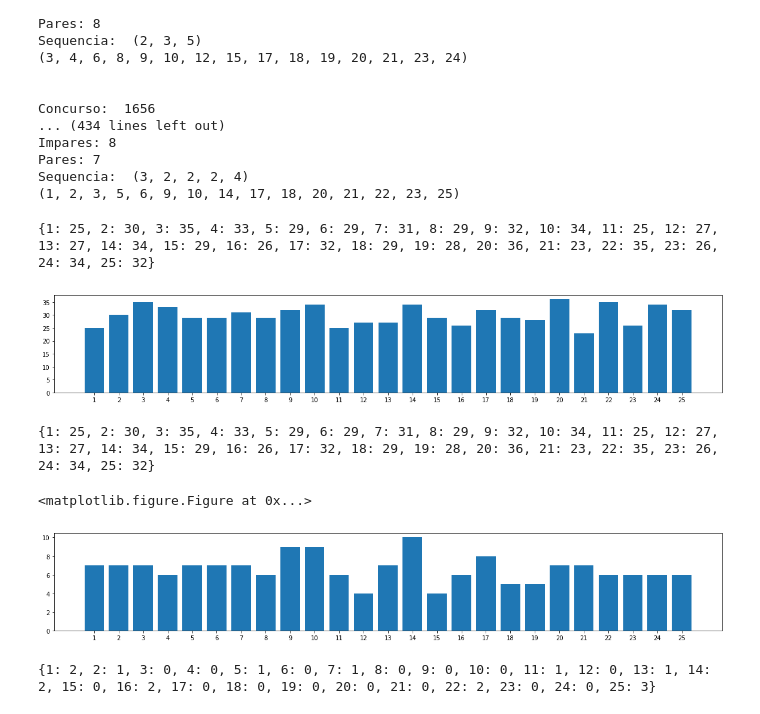
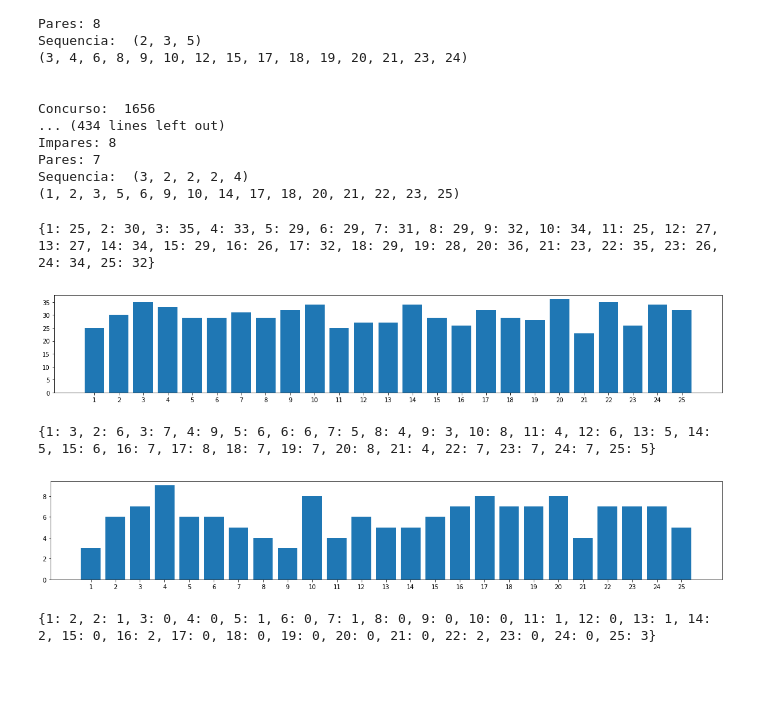
Before and after one commit to raphabritto/python_scripts, a Jupyter notebook: sorteio_lotofacil.ipynb, the cells around one changed output. Cells and saved outputs as stored; diff of their text form; code cells hidden in the pictures; blank space fills up the shorter version.

```diff
--- a/sorteio_lotofacil.ipynb
+++ b/sorteio_lotofacil.ipynb
@@ -34,15 +34,14 @@ class Lotofacil:
         sequencia = []
         count = []
 
-        for i in np.arange(0, len(self.numeros)):
-            if (i == 0):
+        sequencia.append(self.numeros[0])
+
+        for i in np.arange(1, len(self.numeros)):
+            if (self.numeros[i] == self.numeros[i-1] + 1):
                 sequencia.append(self.numeros[i])
             else:
-                if (self.numeros[i] == self.numeros[i-1] + 1):
-                    sequencia.append(self.numeros[i])
-                else:
-                    if (len(sequencia) >= 2):
-                        count.append(len(sequencia))
+                if (len(sequencia) >= 2):
+                    count.append(len(sequencia))
 
                     sequencia = []
                     sequencia.append(self.numeros[i])
@@ -621,10 +620,10 @@ Sequencia:  (3, 2, 2, 2, 4)
 # %%
 # concursos_v2 = filtrar_concurso_por_numeros(concursos, [20,21,22,23,24,25])
 # imprimir_concursos(concursos_v2)
-# %%
-frequencia = frequencia_concursos(concursos_last)
-print(frequencia)
-# %% [output]
-{1: 25, 2: 30, 3: 35, 4: 33, 5: 29, 6: 29, 7: 31, 8: 29, 9: 32, 10: 34, 11: 25, 12: 27, 13: 27, 14: 34, 15: 29, 16: 26, 17: 32, 18: 29, 19: 28, 20: 36, 21: 23, 22: 35, 23: 26, 24: 34, 25: 32}
+# %%
+frequencia_50_ultimos = frequencia_concursos(concursos_50_ultimos)
+print(frequencia_50_ultimos)
+# %% [output]
+{1: 25, 2: 30, 3: 35, 4: 33, 5: 29, 6: 29, 7: 31, 8: 29, 9: 32, 10: 34, 11: 25, 12: 27, 13: 27, 14: 34, 15: 29, 16: 26, 17: 32, 18: 29, 19: 28, 20: 36, 21: 23, 22: 35, 23: 26, 24: 34, 25: 32}
 # %%
 plt.figure(figsize=(20, 3))
@@ -634,18 +633,20 @@ plt.xticks(range(1, len(frequencia) + 1), frequencia.keys())
 plt.show()
 # %% [output]
 [figure]
-# %%
-frequencia_v2 = frequencia_concursos(concursos_last[:11])
-print(frequencia)
-# %% [output]
-{1: 25, 2: 30, 3: 35, 4: 33, 5: 29, 6: 29, 7: 31, 8: 29, 9: 32, 10: 34, 11: 25, 12: 27, 13: 27, 14: 34, 15: 29, 16: 26, 17: 32, 18: 29, 19: 28, 20: 36, 21: 23, 22: 35, 23: 26, 24: 34, 25: 32}
+# %%
+concursos_10_ultimos = concursos[len(concursos) - 10:]
+# imprimir_concursos(concursos_10_ultimos)
+# %%
+frequencia_10_ultimos = frequencia_concursos(concursos_10_ultimos)
+print(frequencia_10_ultimos)
+# %% [output]
+{1: 3, 2: 6, 3: 7, 4: 9, 5: 6, 6: 6, 7: 5, 8: 4, 9: 3, 10: 8, 11: 4, 12: 6, 13: 5, 14: 5, 15: 6, 16: 7, 17: 8, 18: 7, 19: 7, 20: 8, 21: 4, 22: 7, 23: 7, 24: 7, 25: 5}
 # %%
 plt.figure(figsize=(20, 3))
-plt.bar(frequencia_v2.keys(), frequencia_v2.values())
+plt.bar(frequencia_10_ultimos.keys(), frequencia_10_ultimos.values())
 # plt.grid(True)
-plt.xticks(range(1, len(frequencia_v2) + 1), frequencia_v2.keys())
+plt.xticks(range(1, len(frequencia_10_ultimos) + 1), frequencia_10_ultimos.keys())
 plt.show()
 # %% [output]
-<matplotlib.figure.Figure at 0x...>
-[figure, old version]
+[figure, new version]
 # %%
```
Also changed, not shown: parts of 51 cells of this notebook.
